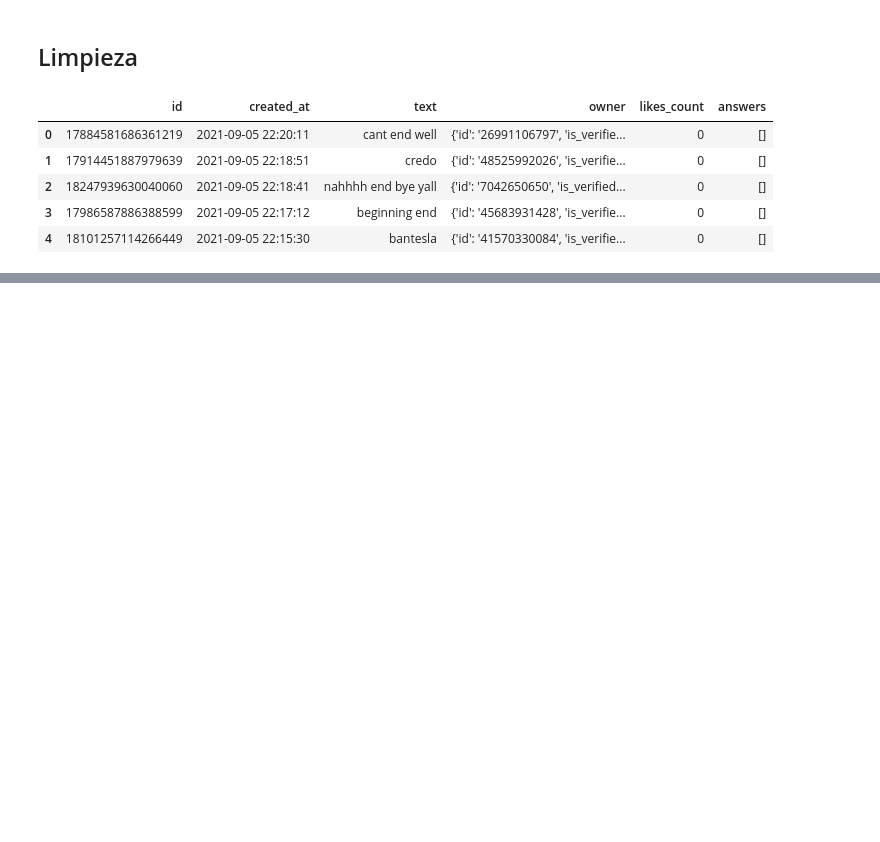
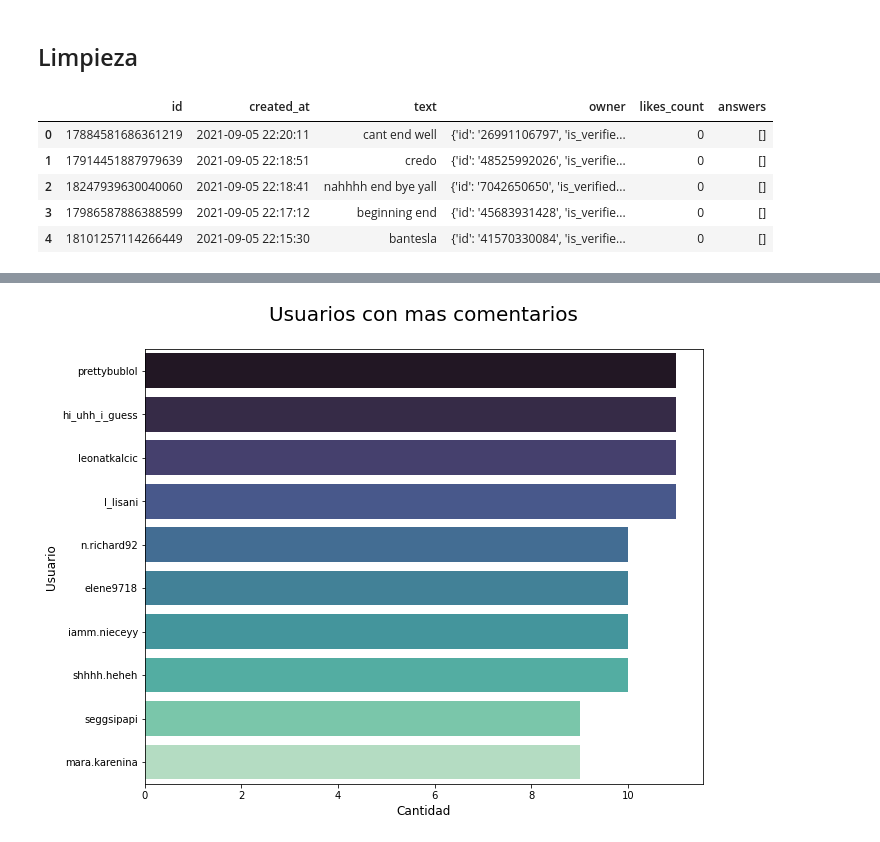
Before and after one commit to UVG-Teams/tesla-bot-launch-analysis, a Jupyter notebook: main.ipynb, the cells around one changed output, grey strips where cells are left out. Cells and saved outputs as stored; diff of their text form; code cells hidden in the pictures; blank space fills up the shorter version.

```diff
--- a/main.ipynb
+++ b/main.ipynb
@@ -66,0 +98,11 @@ instaComments.head()
+# %%
+r = pd.json_normalize(instaComments['owner'])
+plt.figure(figsize=(10, 8))
+username = r['username'].value_counts().nlargest(10)
+sns.barplot(x=username.tolist(), y=username.index, orient='h', palette='mako')
+plt.title('Usuarios con mas comentarios\n', fontsize=20)
+plt.xlabel('Cantidad', fontsize=12)
+plt.ylabel('Usuario', fontsize=12)
+plt.show()
+# %% [output]
+[figure, added]
```
Also changed, not shown: parts of 6 cells of this notebook.
